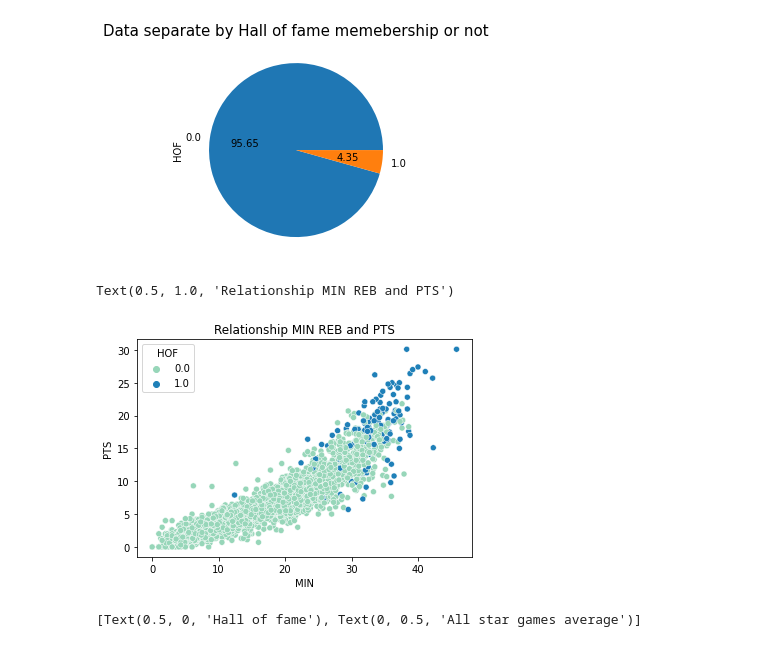
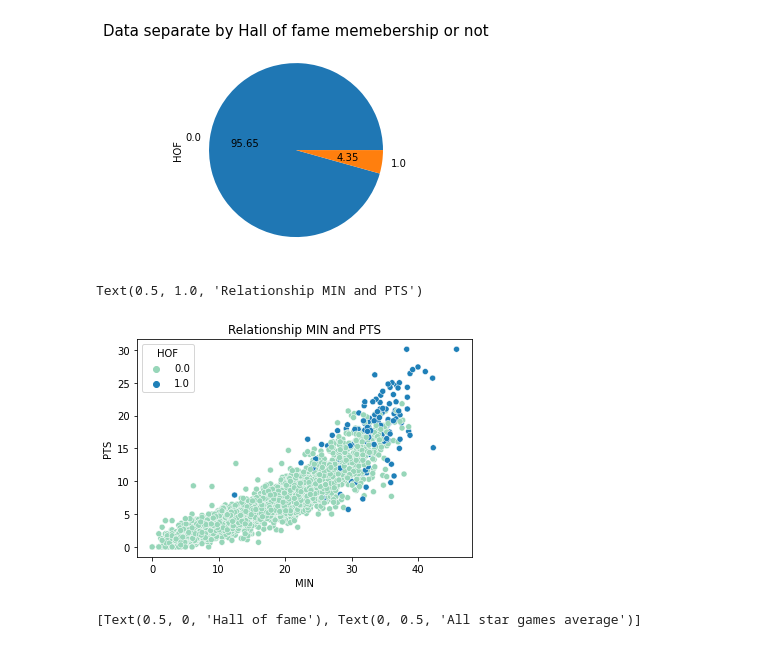
Before and after one commit to Kfirul/NBA-Hall-Of-Fame, a Jupyter notebook: NBA - HOF project.ipynb, the cells around one changed output. Saved outputs shown, nothing was run; the diff lists cells and outputs as text; code cells hidden in the pictures.

```diff
--- a/NBA - HOF project.ipynb
+++ b/NBA - HOF project.ipynb
@@ -46,7 +50,7 @@ warnings.filterwarnings('ignore')
 # %% [markdown]
 ##### Loading the dataset
 # %%
-hof = pd.read_csv(r'C:\Users\97253\NBA-Hall-Of-Fame\\hall-of-fame-DF.csv')
+hof = pd.read_csv('C:\\Users\\Shlomit\\Desktop\\NBA-Hall-Of-Fame-Project\\hall-of-fame-DF.csv')
 hof
 # %% [output]
 |  | PLAYER_NAME | GP | GS | MIN | FG | 3P | FT | REB | AST | STL | ... | ... |
@@ -315,0 +328,5 @@ hof
+# %%
+hof['STL'] = np.where((hof['AST'] <= 3)& (hof['STL']==None),hof[hof['AST']<=3].STL.mean(),None)
+#hof_test = hof[hof['AST']<=3].STL.fillna(hof[hof['AST']<=3].STL.mean())
+#hof = hof[hof['AST']>3 & hof['AST']<=5].STL.fillna(hof[hof['AST']>3 & hof['AST']<=5].STL.mean())
+#hof = hof[hof['AST']>5].STL.fillna(hof[hof['AST']>9].STL.mean())
@@ -315,0 +351,4 @@ hof
+# %%
+hof = hof[hof['REB']<=5].BLK.fillna(hof[hof['REB']<=5].BLK.mean())
+hof = hof[hof['REB']>5 & hof['REB']<=9].BLK.fillna(hof[hof['REB']>5 & hof['REB']<=9].BLK.mean())
+hof = hof[hof['REB']>9].BLK.fillna(hof[hof['REB']>9].BLK.mean())
@@ -316 +363,5 @@ hof
+# %%
+hof = hof[hof['AST']<=3].TO.fillna(hof[hof['AST']<=3].TO.mean())
+hof = hof[hof['AST']>3 & hof['AST']<=5].TO.fillna(hof[hof['AST']>3 & hof['AST']<=5].TO.mean())
+hof = hof[hof['AST']>5].TO.fillna(hof[hof['AST']>9].TO.mean())
 # %%
@@ -404,14 +440,14 @@ Not_hof_hof_players=hof[hof['HOF'] == 0]
 # %%
 fig, ax = plt.subplots()
 sns.scatterplot(x = hof.MIN, y = hof.PTS, hue = hof['HOF'], palette = 'YlGnBu')
 ax.yaxis.label.set_color("black")
 ax.xaxis.label.set_color("black")
 ax.tick_params(axis='x', colors='black')
 ax.tick_params(axis='y', colors='black');
-plt.title('Relationship MIN REB and PTS')
+plt.title('Relationship MIN and PTS')
 # %% [output]
-Text(0.5, 1.0, 'Relationship MIN REB and PTS')
+Text(0.5, 1.0, 'Relationship MIN and PTS')
-[figure, old version]
+[figure, new version]
 # %%
 labels = ["Hall of fame", "Not hall of fame"]
 ax2 = hof.groupby('HOF').mean()['ASG']
```
Also changed, not shown: parts of 37 cells of this notebook.
